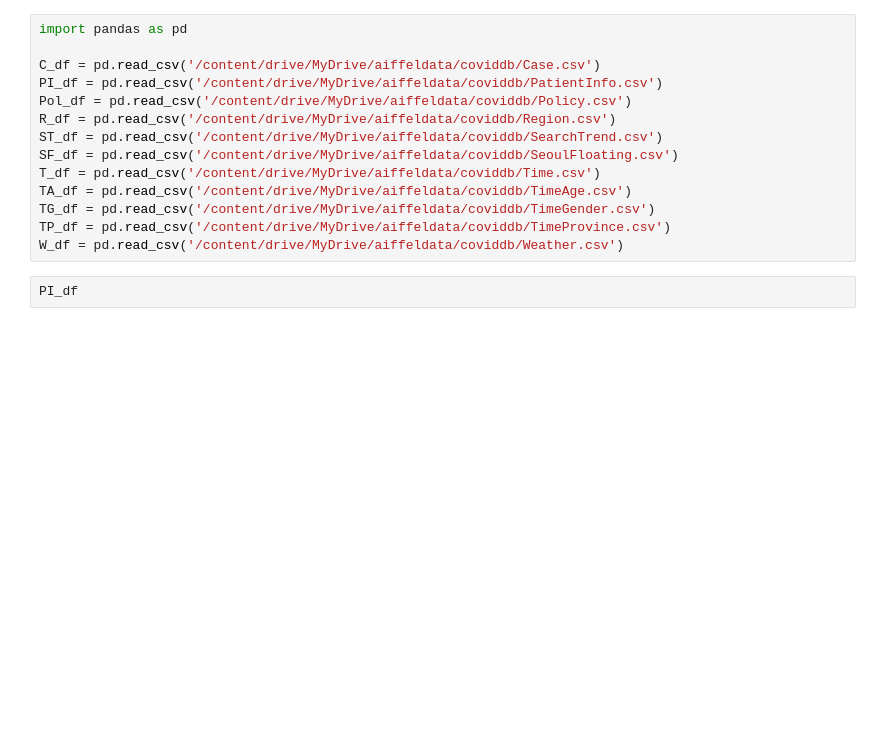
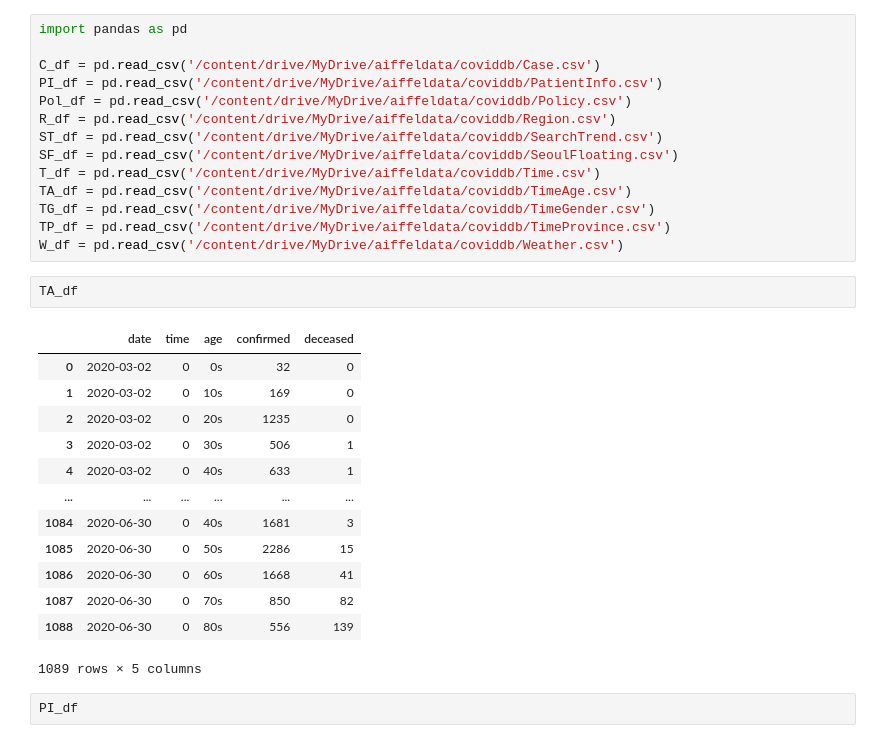
Before and after one commit to zzozzo/Datathon, a Jupyter notebook: ohjihoon.ipynb, the cells around one changed output. Drawn from its saved outputs; the diff is of its cells as text; blank space fills up the shorter version.

```diff
--- a/ohjihoon.ipynb
+++ b/ohjihoon.ipynb
@@ -34,6 +34,22 @@ TA_df = pd.read_csv('/content/drive/MyDrive/aiffeldata/coviddb/TimeAge.csv')
 TG_df = pd.read_csv('/content/drive/MyDrive/aiffeldata/coviddb/TimeGender.csv')
 TP_df = pd.read_csv('/content/drive/MyDrive/aiffeldata/coviddb/TimeProvince.csv')
 W_df = pd.read_csv('/content/drive/MyDrive/aiffeldata/coviddb/Weather.csv')
+# %%
+TA_df
+# %% [output]
+|  | date | time | age | confirmed | deceased |
+| 0 | 2020-03-02 | 0 | 0s | 32 | 0 |
+| 1 | 2020-03-02 | 0 | 10s | 169 | 0 |
+| 2 | 2020-03-02 | 0 | 20s | 1235 | 0 |
+| 3 | 2020-03-02 | 0 | 30s | 506 | 1 |
+| 4 | 2020-03-02 | 0 | 40s | 633 | 1 |
+| ... | ... | ... | ... | ... | ... |
+| 1084 | 2020-06-30 | 0 | 40s | 1681 | 3 |
+| 1085 | 2020-06-30 | 0 | 50s | 2286 | 15 |
+| 1086 | 2020-06-30 | 0 | 60s | 1668 | 41 |
+| 1087 | 2020-06-30 | 0 | 70s | 850 | 82 |
+| 1088 | 2020-06-30 | 0 | 80s | 556 | 139 |
+1089 rows × 5 columns
 # %%
 PI_df
 # %% [output]
```
Also changed, not shown: parts of 4 cells of this notebook.
